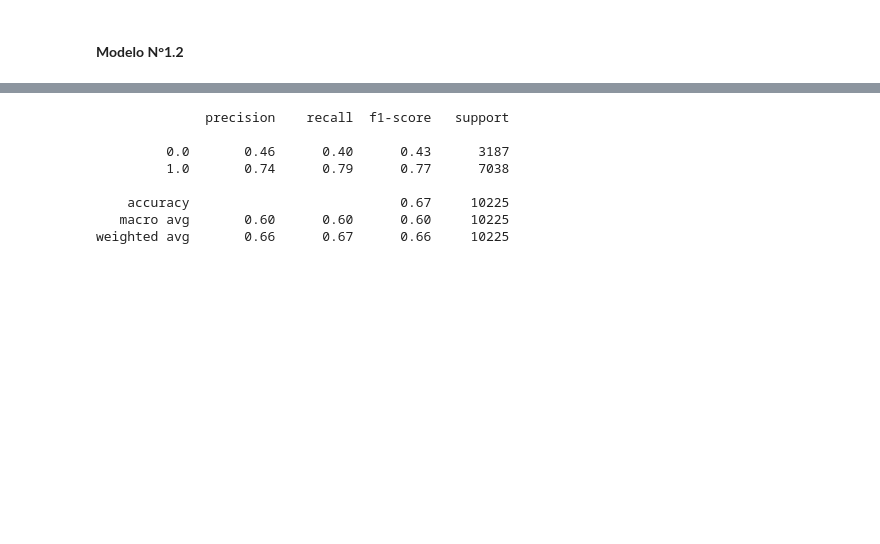
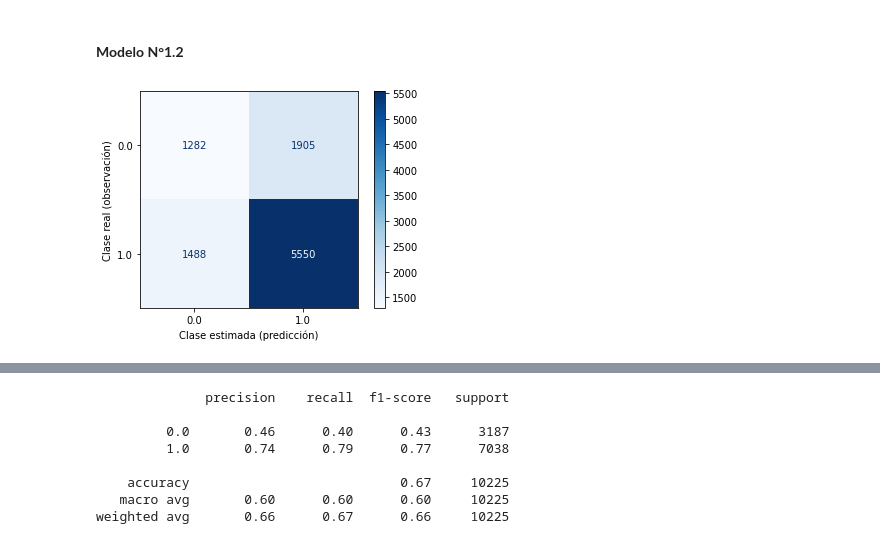
Before and after one commit to dar-rojas/MachineLearning-003D, a Jupyter notebook: modelling.ipynb, the cells around one changed output, grey strips where cells are left out. Cells and saved outputs as stored; diff of their text form; code cells hidden in the pictures; blank space fills up the shorter version.

```diff
--- a/modelling.ipynb
+++ b/modelling.ipynb
@@ -445,3 +447,20 @@ knn_1_2C = knn_1_2C.fit(X_train, y_train)
 # %%
 # Estimación de Ŷ (Y gorro)
 Y_hat = knn_1_2C.predict(X_test)
+# %%
+from sklearn.metrics import confusion_matrix
+from sklearn.metrics import ConfusionMatrixDisplay
+from sklearn.metrics import classification_report
+from sklearn.metrics import f1_score
+import matplotlib.pyplot as plt
+
+#Matriz de Confusion
+matriz = confusion_matrix(y_test, Y_hat)
+
+grafico = ConfusionMatrixDisplay(confusion_matrix=matriz,display_labels=knn_1_2C.classes_)
+grafico.plot(cmap=plt.cm.Blues,values_format='g')
+plt.xlabel('Clase estimada (predicción)')
+plt.ylabel('Clase real (observación)')
+plt.show()
+# %% [output]
+[figure, added]
```
Also changed, not shown: parts of 22 cells of this notebook.
